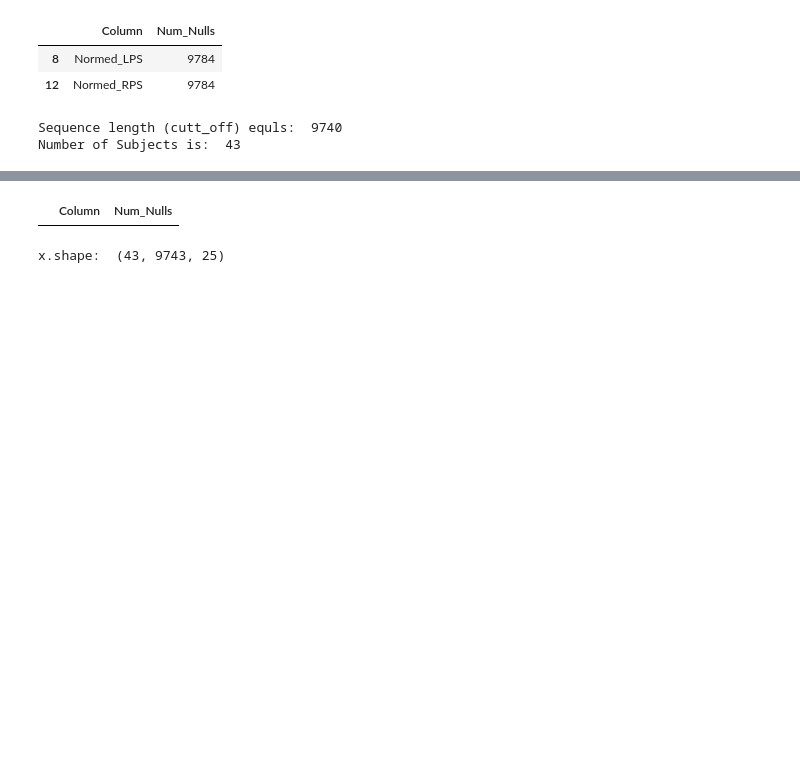
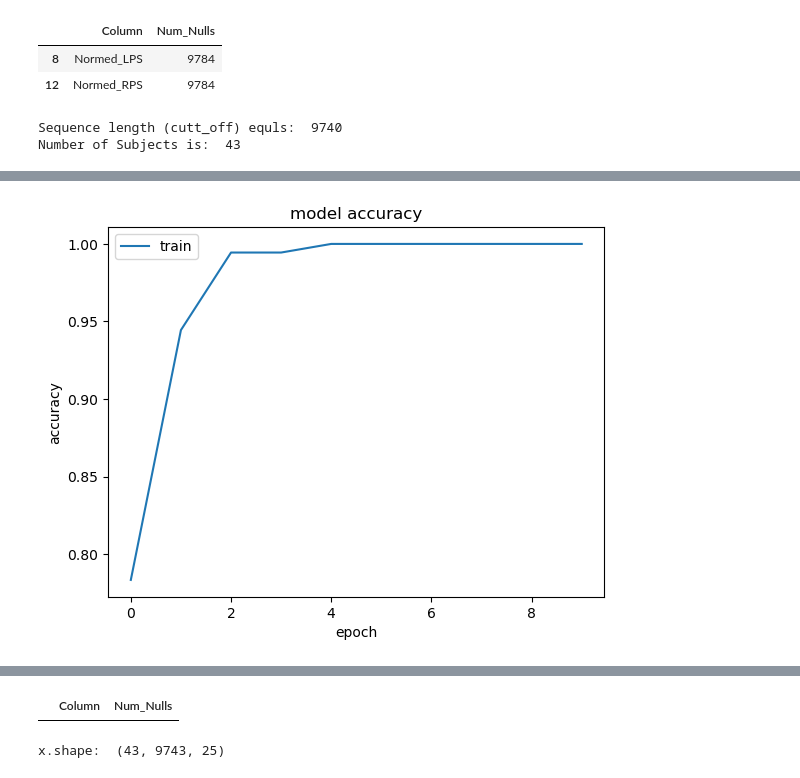
Before and after one commit to zandvakiliramin/Biometric_Peoject, a Jupyter notebook: Analysis_V5_DumbTo_Analysis.ipynb, the cells around one changed output, grey strips where cells are left out. Cells and saved outputs as stored; diff of their text form; code cells hidden in the pictures; blank space fills up the shorter version.

Commit message:
augmented data

```diff
--- a/Analysis_V5_DumbTo_Analysis.ipynb
+++ b/Analysis_V5_DumbTo_Analysis.ipynb
@@ -318,0 +565,7 @@ sub_DumbTo = sub_DumbTo.drop(columns=['Subject_ID'])
+# %%
+final_x_train = np.zeros((x_train_augmented_reshaped.shape[0], x_train_augmented_reshaped.shape[1],x_train_augmented_reshaped.shape[2]-2))
+final_y_train = np.zeros(x_train_augmented_reshaped.shape[0])
+# %%
+for i, item in enumerate(x_train_augmented_reshaped):
+    final_y_train[i] = y_train_to_id[int(item[0][1])]
+    final_x_train[i] = np.delete(item,np.s_[0:2],axis=1)
@@ -318,0 +580,9 @@ sub_DumbTo = sub_DumbTo.drop(columns=['Subject_ID'])
+# %%
+special_value = -9999.99
+model = keras.Sequential()
+model.add(keras.layers.Masking(mask_value=special_value, input_shape=(final_x_train.shape[1], final_x_train.shape[2])))
+model.add(keras.layers.LSTM(256))
+model.add(keras.layers.Dense(2, activation='softmax'))
+
+model.compile(loss='sparse_categorical_crossentropy',
+              optimizer=keras.optimizers.Adam(learning_rate=0.01), metrics=['accuracy'])
@@ -318,0 +610,3 @@ sub_DumbTo = sub_DumbTo.drop(columns=['Subject_ID'])
+# %%
+weights = {0:4, 1:1}
+history = model.fit(x = final_x_train, y = final_y_train, class_weight=weights, epochs = 25)
@@ -318,0 +764,10 @@ sub_DumbTo = sub_DumbTo.drop(columns=['Subject_ID'])
+# %%
+plt.plot(history.history['accuracy'][:10])
+
+plt.title('model accuracy')
+plt.ylabel('accuracy')
+plt.xlabel('epoch')
+plt.legend(['train'], loc='upper left')
+plt.show()
+# %% [output]
+[figure, added]
```
Also changed, not shown: parts of 104 cells of this notebook, 4 other files.
